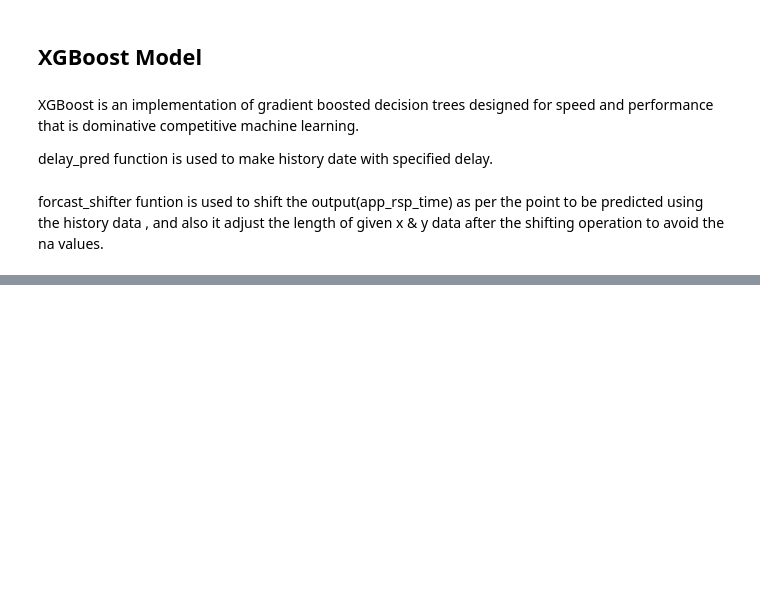
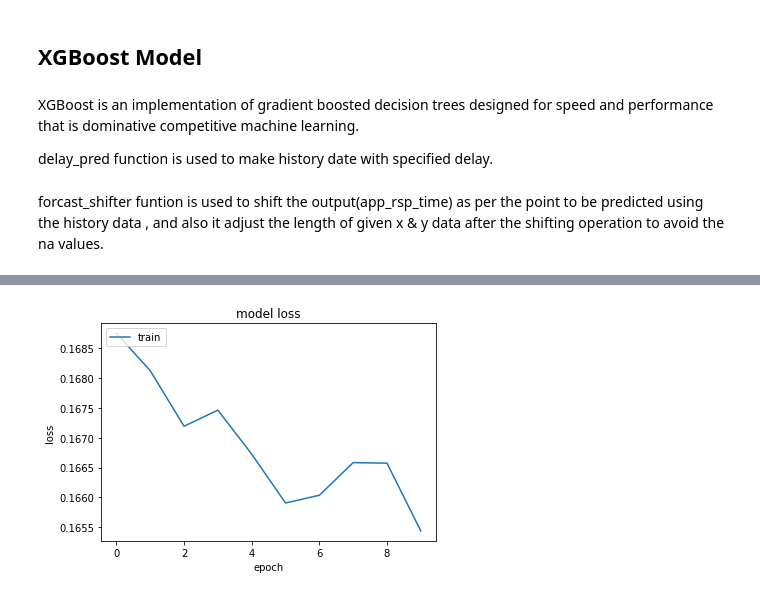
Before and after one commit to abhoopathi/predictive-analysis-netsightrpt, a Jupyter notebook: notebooks/test_other_models_notebooks/p1_lstm_xgb_prophet.ipynb, the cells around one changed output, grey strips where cells are left out. Cells and saved outputs as stored; diff of their text form; code cells hidden in the pictures; blank space fills up the shorter version.

Commit message:
lstm xgboost prophet model for  new architecture

```diff
--- a/notebooks/test_other_models_notebooks/p1_lstm_xgb_prophet.ipynb
+++ b/notebooks/test_other_models_notebooks/p1_lstm_xgb_prophet.ipynb
@@ -507,0 +518,6 @@ Row(time_stamp=1510801200000, source='134.141.5.104', zone='\\N', target_address
+# %%
+def lstm_shifter(y,forcast_lag):
+
+    y1=y.shift(-forcast_lag)
+    y1 = y1[0:len(y1)-forcast_lag]
+    return y1
@@ -508,3 +827,26 @@ Row(time_stamp=1510801200000, source='134.141.5.104', zone='\\N', target_address
 # %%
+data = df[(df.application == a ) & (df.source==s)]
+
 df_t = data.registerTempTable('dummy')
 df_t = sqlContext.sql('select avg(app_rsp_time) as app_rsp_time, time_stamp, avg(byte_count)  as byte_count, avg(flow_count) as flow_count , avg(rx_byte_count) as rx_byte_count , avg(rx_flow_count) as rx_flow_count , avg(tcp_rsp_time) as tcp_rsp_time , avg(tx_byte_count) as tx_byte_count , avg(tx_flow_count) as tx_flow_count from dummy group by source, application, time_stamp')
+
+
+# data cleaning
+df_t = df_t[df_t.app_rsp_time!=0]
+app_rsp_time_df=df_t.toPandas()
+
+
+app_rsp_time_df = app_rsp_time_df.sort_values(by='app_rsp_time',ascending=True)
+dates_outlook = pd.to_datetime(pd.Series(app_rsp_time_df.time_stamp),unit='ms')
+app_rsp_time_df.index = dates_outlook
+app_rsp_time_df = app_rsp_time_df.sort_values(by='time_stamp')
+
+app_rsp_time_df['date'] = app_rsp_time_df.index.date
+del app_rsp_time_df['time_stamp']
+
+app_rsp_time_df = app_rsp_time_df.reset_index()
+weekday = app_rsp_time_df.time_stamp.dt.weekday
+app_rsp_time_df['weekday'] = weekday
+del app_rsp_time_df['time_stamp']
+
+app_rsp_time_df = pd.DataFrame(app_rsp_time_df.groupby(by='date')['app_rsp_time','byte_count','flow_count','rx_byte_count','rx_flow_count', 'tcp_rsp_time', 'tx_byte_count', 'tx_flow_count','weekday'].max())
@@ -534,0 +853,2 @@ del app_rsp_time_df['time_stamp']
+# %%
+dmp,z1,z2,history = lstm_wt_new1(app_rsp_time_df,30)
@@ -534,0 +873,11 @@ del app_rsp_time_df['time_stamp']
+# %%
+    from matplotlib import pyplot as plt
+    plt.plot(history.history['loss'])
+    #plt.plot(history.history['val_loss'])
+    plt.title('model loss')
+    plt.ylabel('loss')
+    plt.xlabel('epoch')
+    plt.legend(['train'], loc='upper left')
+    plt.show()
+# %% [output]
+[figure, added]
```
Also changed, not shown: parts of 23 cells of this notebook, 1 other file.
